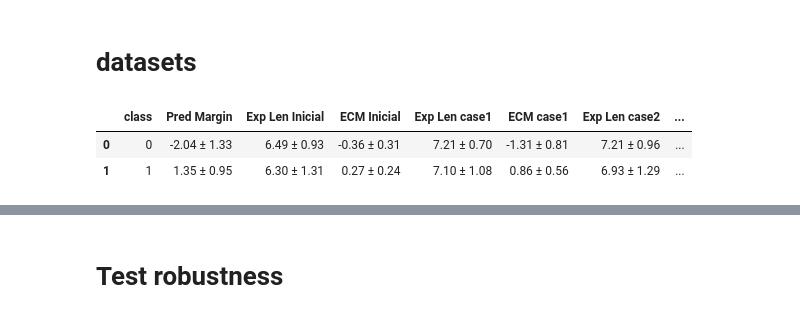
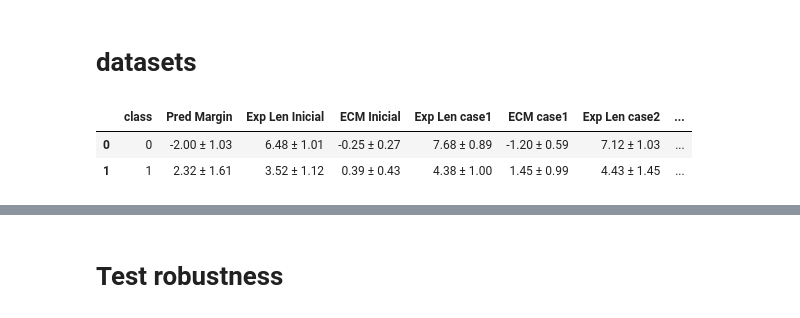
Before and after one commit to LogicExplainML-LEML/LogicExplainML, a Jupyter notebook: result_data/model_notebook.ipynb, the cells around one changed output, grey strips where cells are left out. Cells and saved outputs as stored; diff of their text form; code cells hidden in the pictures.

Commit message:
result tables

```diff
--- a/result_data/model_notebook.ipynb
+++ b/result_data/model_notebook.ipynb
@@ -325,25 +328,25 @@ def prepare_dataset_model_explainer(dataset_name, dataset_params):
     X = dataset.drop('target', axis=1)
     y = dataset['target']
 
+    X_train, X_test, y_train, y_test = train_test_split(X, y, test_size=0.3, random_state=42, stratify=y)
+
     params = dataset_params[dataset_name]
 
     # Train model
     model = XGBClassifier(**params)
-    model.fit(X, y)
-    y_pred = model.predict(X)
+    model.fit(X_train, y_train)
+    y_pred = model.predict(X_test)
 
     # Metrics
     print("Dataset size:", len(X))
     print("Columns:", len(X.columns))
-    # print("Accuracy:", accuracy_score(y, y_pred))
-    # print("Precision:", precision_score(y, y_pred))
-    # print("Recall:", recall_score(y, y_pred))
-    print("F1-score:", f1_score(y, y_pred))
+    print("Accuracy:", accuracy_score(y_test, y_pred))
+    print("F1-score:", f1_score(y_test, y_pred))
 
     # Explainer
-    explainer = XGBoostExplainer(model, X)
+    explainer = XGBoostExplainer(model, X_train)
 
-    return model, X, y, explainer
+    return model, X_test, y_test, explainer
 
 def prepare_all_datasets(dataset_names, dataset_params):
     context = {}
@@ -353,13 +356,18 @@ def prepare_all_datasets(dataset_names, dataset_params):
         context[name] = (model, X, y, explainer)
     return context
 # %%
-dataset_names = ["saheart", "adult", "mushroom", "sonar"]
+dataset_names = [
+                "magic",
+                "adult",
+                "mushroom",
+                "spambase",
+                 ]
 
 dataset_params = {
-    "saheart": {"n_estimators": 50, "max_depth": 3},
+    "magic": {"n_estimators": 30, "max_depth": 3},
     "adult": {"n_estimators": 30, "max_depth": 3},
     "mushroom": {"n_estimators": 30, "max_depth": 3},
-    "sonar": {"n_estimators": 30, "max_depth": 3},
+    "spambase": {"n_estimators": 30, "max_depth": 3},
 }
 
 dataset_context = prepare_all_datasets(dataset_names, dataset_params)
@@ -484,8 +516,8 @@ Final predicted margin: 1.07581014872
 ## functions
 # %%
 def get_explain_results_n(dataset_name, n_samples):
-    model, X, y, explainer = dataset_context[dataset_name]
-    y_pred = model.predict(X)
+    model, X_test, y_test, explainer = dataset_context[dataset_name]
+    y_pred = model.predict(X_test)
 
     # Prepare result DataFrame
     results = []
@@ -493,13 +525,13 @@ def get_explain_results_n(dataset_name, n_samples):
     # Loop over both classes
     for classification in [0, 1]:
         # Get indices for predicted samples of this class
-        indices = X[y_pred == classification].index[:n_samples]
+        indices = X_test[y_pred == classification].index[:n_samples]
         if len(indices) == 0:
             print(f"No samples predicted as class {classification}.")
             continue
 
         for idx in indices:
-            sample = X.loc[idx].values
+            sample = X_test.loc[idx].values
 
             # Initial explanation
             margin = model.predict([sample], output_margin=True)[0]
@@ -573,13 +605,13 @@ def summarize_explanations(df_results):
 # %% [markdown]
 # datasets
 # %%
-df_saheart = get_explain_results_n("saheart", 100)
+df_saheart = get_explain_results_n("magic", 100)
 df_summary_saheart = summarize_explanations(df_saheart)
 df_summary_saheart
 # %% [output]
 |  | class | Pred Margin | Exp Len Inicial | ECM Inicial | Exp Len case1 | ECM case1 | Exp Len case2 | ... |
-| 0 | 0 | -2.04 ± 1.33 | 6.49 ± 0.93 | -0.36 ± 0.31 | 7.21 ± 0.70 | -1.31 ± 0.81 | 7.21 ± 0.96 | ... |
-| 1 | 1 | 1.35 ± 0.95 | 6.30 ± 1.31 | 0.27 ± 0.24 | 7.10 ± 1.08 | 0.86 ± 0.56 | 6.93 ± 1.29 | ... |
+| 0 | 0 | -2.00 ± 1.03 | 6.48 ± 1.01 | -0.25 ± 0.27 | 7.68 ± 0.89 | -1.20 ± 0.59 | 7.12 ± 1.03 | ... |
+| 1 | 1 | 2.32 ± 1.61 | 3.52 ± 1.12 | 0.39 ± 0.43 | 4.38 ± 1.00 | 1.45 ± 0.99 | 4.43 ± 1.45 | ... |
 # %%
 df_adult = get_explain_results_n("adult", 100)
 df_summary_adult = summarize_explanations(df_adult)
```
Also changed, not shown: parts of 19 cells of this notebook.
